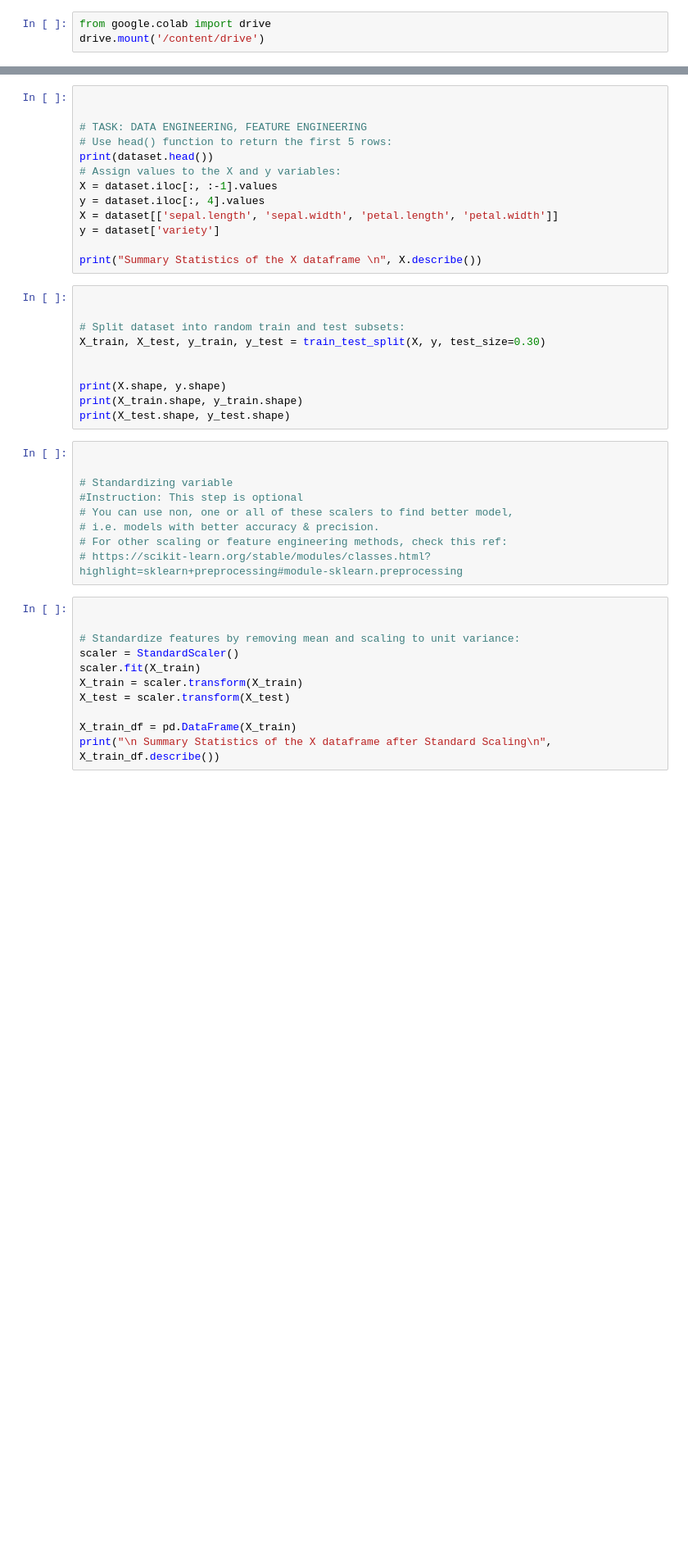
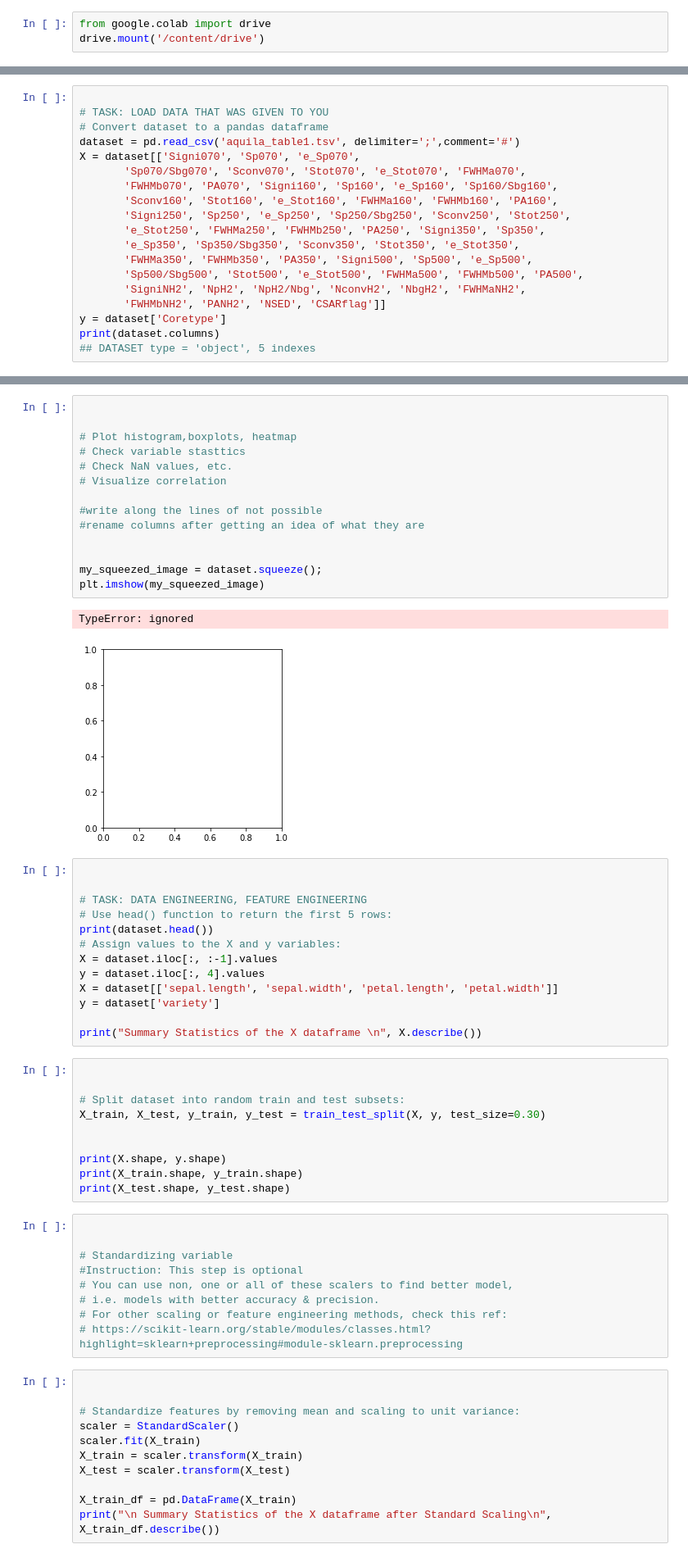
Before and after one commit to NicholasRootWilcox/midterm_Fall2022, a Jupyter notebook: WILCOX_Nicholas_Classification.ipynb, the cells around one changed output, grey strips where cells are left out. Shown: that part at 82% size. Saved outputs shown, nothing was run; the diff lists cells and outputs as text; blank space fills up the shorter version.

```diff
--- a/WILCOX_Nicholas_Classification.ipynb
+++ b/WILCOX_Nicholas_Classification.ipynb
@@ -104,0 +139,19 @@ Index(['#', 'Unnamed: 1', 'Unnamed: 2', 'Unnamed: 3', 'Unnamed: 4'], dtype='obje
+# %%
+
+# TASK: LOAD DATA THAT WAS GIVEN TO YOU
+# Convert dataset to a pandas dataframe
+dataset = pd.read_csv('aquila_table1.tsv', delimiter=';',comment='#')
+X = dataset[['Signi070', 'Sp070', 'e_Sp070',
+       'Sp070/Sbg070', 'Sconv070', 'Stot070', 'e_Stot070', 'FWHMa070',
+       'FWHMb070', 'PA070', 'Signi160', 'Sp160', 'e_Sp160', 'Sp160/Sbg160',
+       'Sconv160', 'Stot160', 'e_Stot160', 'FWHMa160', 'FWHMb160', 'PA160',
+       'Signi250', 'Sp250', 'e_Sp250', 'Sp250/Sbg250', 'Sconv250', 'Stot250',
+       'e_Stot250', 'FWHMa250', 'FWHMb250', 'PA250', 'Signi350', 'Sp350',
+       'e_Sp350', 'Sp350/Sbg350', 'Sconv350', 'Stot350', 'e_Stot350',
+       'FWHMa350', 'FWHMb350', 'PA350', 'Signi500', 'Sp500', 'e_Sp500',
+       'Sp500/Sbg500', 'Stot500', 'e_Stot500', 'FWHMa500', 'FWHMb500', 'PA500',
+       'SigniNH2', 'NpH2', 'NpH2/Nbg', 'NconvH2', 'NbgH2', 'FWHMaNH2',
+       'FWHMbNH2', 'PANH2', 'NSED', 'CSARflag']]
+y = dataset['Coretype']
+print(dataset.columns)
+## DATASET type = 'object', 5 indexes
@@ -159,3 +250,20 @@ AttributeError: ignored
+# %%
+
+
+# Plot histogram,boxplots, heatmap
+# Check variable stasttics
+# Check NaN values, etc.
+# Visualize correlation
+
+#write along the lines of not possible
+#rename columns after getting an idea of what they are
+
+
+my_squeezed_image = dataset.squeeze();
+plt.imshow(my_squeezed_image)
+# %% [output]
+TypeError: ignored
+[figure, added]
 # %%
 
 
```
Also changed, not shown: parts of 8 cells of this notebook.
